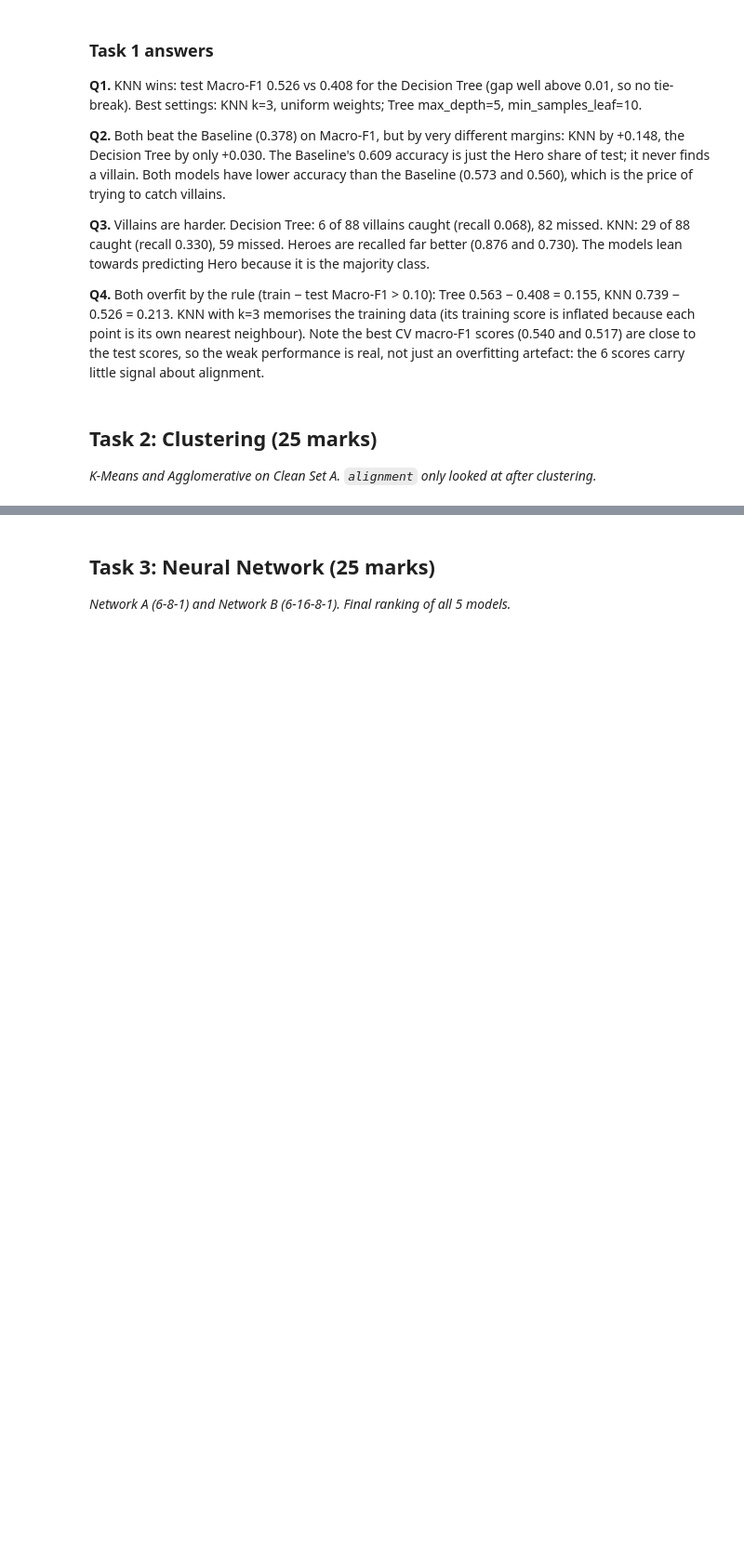
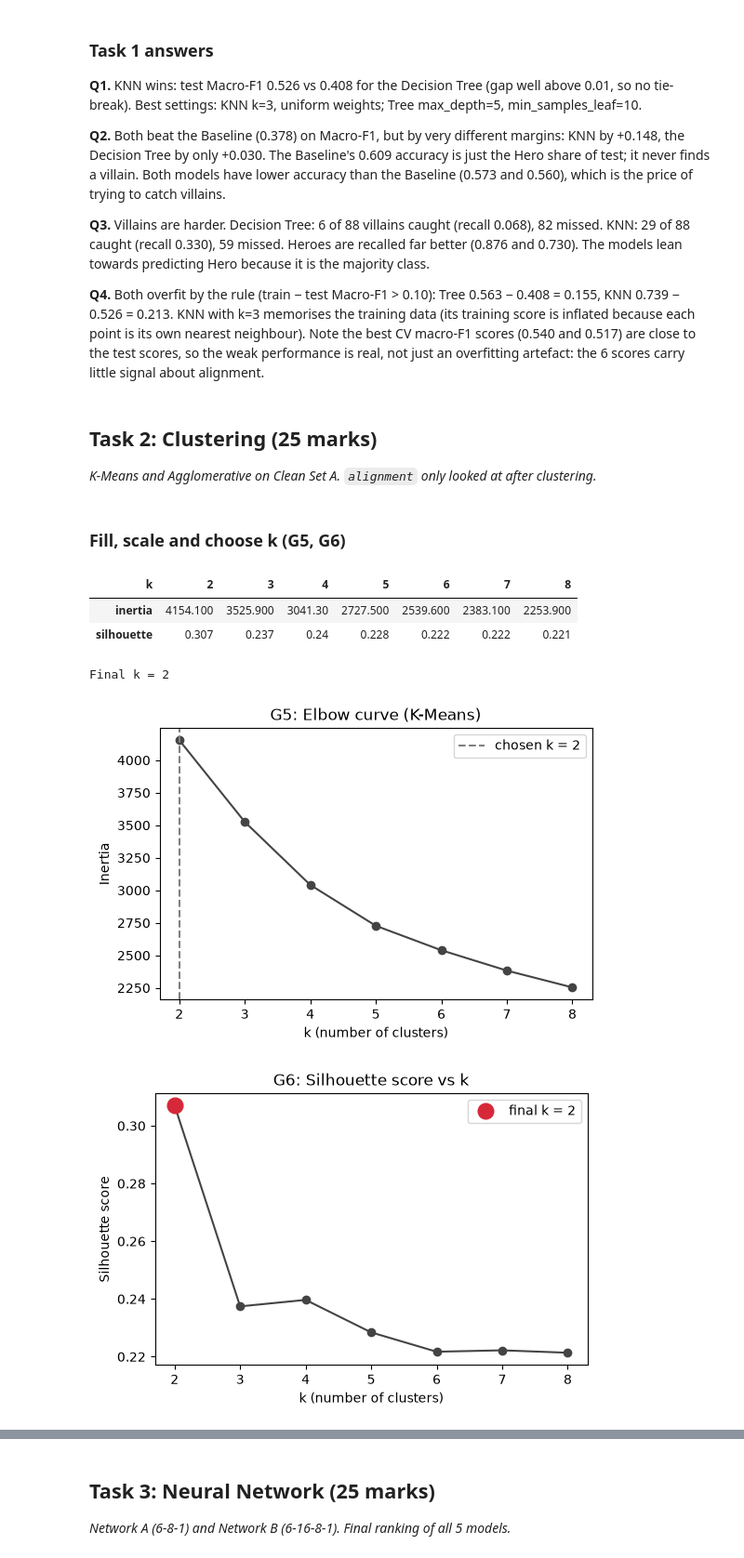
Before and after one commit to Zain-Shykh/superhero-ml-classification-clustering-nn, a Jupyter notebook: superhero_project.ipynb, the cells around one changed output, grey strips where cells are left out. Shown at 93% size. Saved outputs shown, nothing was run; the diff lists cells and outputs as text; code cells hidden in the pictures; blank space fills up the shorter version.

```diff
--- a/superhero_project.ipynb
+++ b/superhero_project.ipynb
@@ -243,3 +289,36 @@ for n in ["Decision Tree", "KNN"]:
 # %% [markdown]
 ## Task 2: Clustering (25 marks)
 _K-Means and Agglomerative on Clean Set A. `alignment` only looked at after clustering._
+# %% [markdown]
+### Fill, scale and choose k (G5, G6)
+# %%
+from sklearn.cluster import KMeans, AgglomerativeClustering
+from sklearn.decomposition import PCA
+from sklearn.metrics import silhouette_score, davies_bouldin_score, calinski_harabasz_score, adjusted_rand_score
+from scipy.cluster.hierarchy import linkage, dendrogram
+
+prep = Pipeline([("imputer", median()), ("scaler", StandardScaler())])
+X_s = prep.fit_transform(set_a[SCORES])          # fitted on Clean Set A; alignment never used
+
+ks = list(range(2, 9))
+km_fits = {k: KMeans(n_clusters=k, n_init=10, random_state=SEED).fit(X_s) for k in ks}
+inertia = [km_fits[k].inertia_ for k in ks]
+sil = [silhouette_score(X_s, km_fits[k].labels_) for k in ks]
+best_k = ks[int(np.argmax(np.round(sil, 3)))]     # ties (3 decimals) -> smaller k (argmax takes the first)
+display(pd.DataFrame({"k": ks, "inertia": np.round(inertia, 1), "silhouette": np.round(sil, 3)}).set_index("k").T)
+print("Final k =", best_k)
+
+fig, ax = plt.subplots(figsize=(6, 3.8))
+ax.plot(ks, inertia, "o-", color="#444444"); ax.axvline(best_k, ls="--", color="grey", label=f"chosen k = {best_k}")
+ax.set_xlabel("k (number of clusters)"); ax.set_ylabel("Inertia"); ax.set_title("G5: Elbow curve (K-Means)"); ax.legend(); plt.show()
+
+fig, ax = plt.subplots(figsize=(6, 3.8))
+ax.plot(ks, sil, "o-", color="#444444"); ax.plot(best_k, sil[ks.index(best_k)], "o", ms=12, color="#D62839", label=f"final k = {best_k}")
+ax.set_xlabel("k (number of clusters)"); ax.set_ylabel("Silhouette score"); ax.set_title("G6: Silhouette score vs k"); ax.legend(); plt.show()
+# %% [output]
+| k | 2 | 3 | 4 | 5 | 6 | 7 | 8 |
+| inertia | 4154.100 | 3525.900 | 3041.30 | 2727.500 | 2539.600 | 2383.100 | 2253.900 |
+| silhouette | 0.307 | 0.237 | 0.24 | 0.228 | 0.222 | 0.222 | 0.221 |
+Final k = 2
+[figure, added]
+[figure, added]
```
Also changed, not shown: parts of 34 cells of this notebook, 3 other files.
